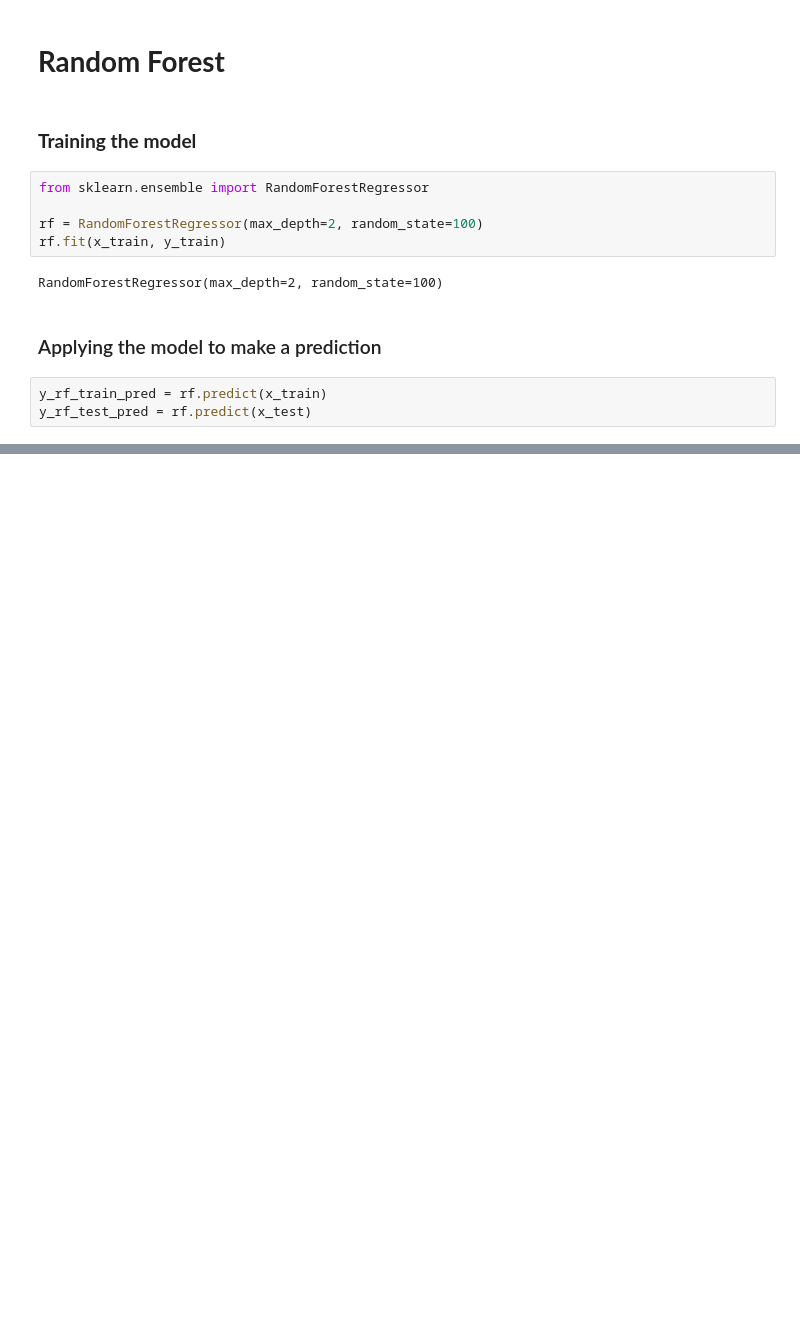
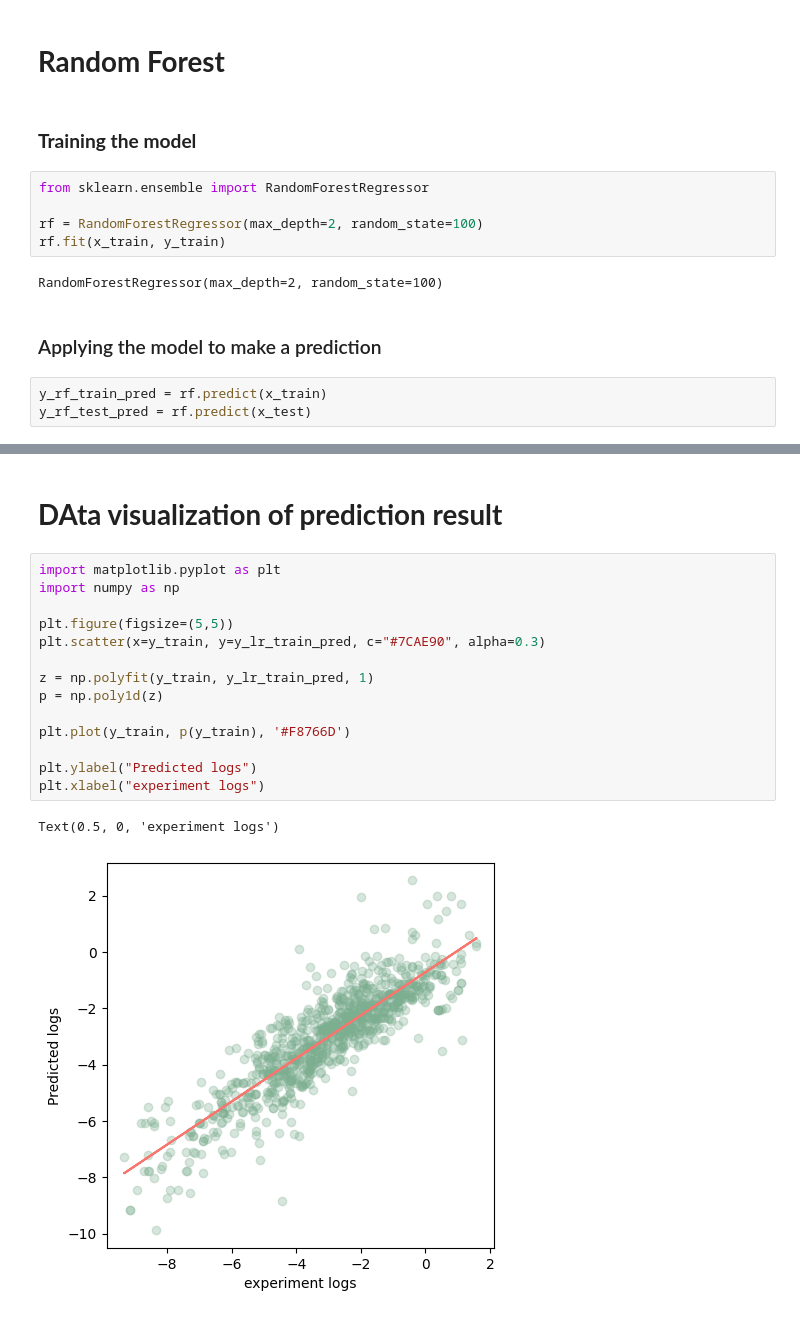
Before and after one commit to isira-aw/ML_python, a Jupyter notebook: FirstYT.ipynb, the cells around one changed output, grey strips where cells are left out. Saved outputs shown, nothing was run; the diff lists cells and outputs as text; blank space fills up the shorter version.

```diff
--- a/FirstYT.ipynb
+++ b/FirstYT.ipynb
@@ -216,0 +244,19 @@ y_rf_test_pred = rf.predict(x_test)
+# %% [markdown]
+# **DAta visualization of prediction result**
+# %%
+import matplotlib.pyplot as plt
+import numpy as np
+
+plt.figure(figsize=(5,5))
+plt.scatter(x=y_train, y=y_lr_train_pred, c="#7CAE90", alpha=0.3)
+
+z = np.polyfit(y_train, y_lr_train_pred, 1)
+p = np.poly1d(z)
+
+plt.plot(y_train, p(y_train), '#F8766D')
+
+plt.ylabel("Predicted logs")
+plt.xlabel("experiment logs")
+# %% [output]
+Text(0.5, 0, 'experiment logs')
+[figure, added]
```
Also changed, not shown: parts of 5 cells of this notebook.
